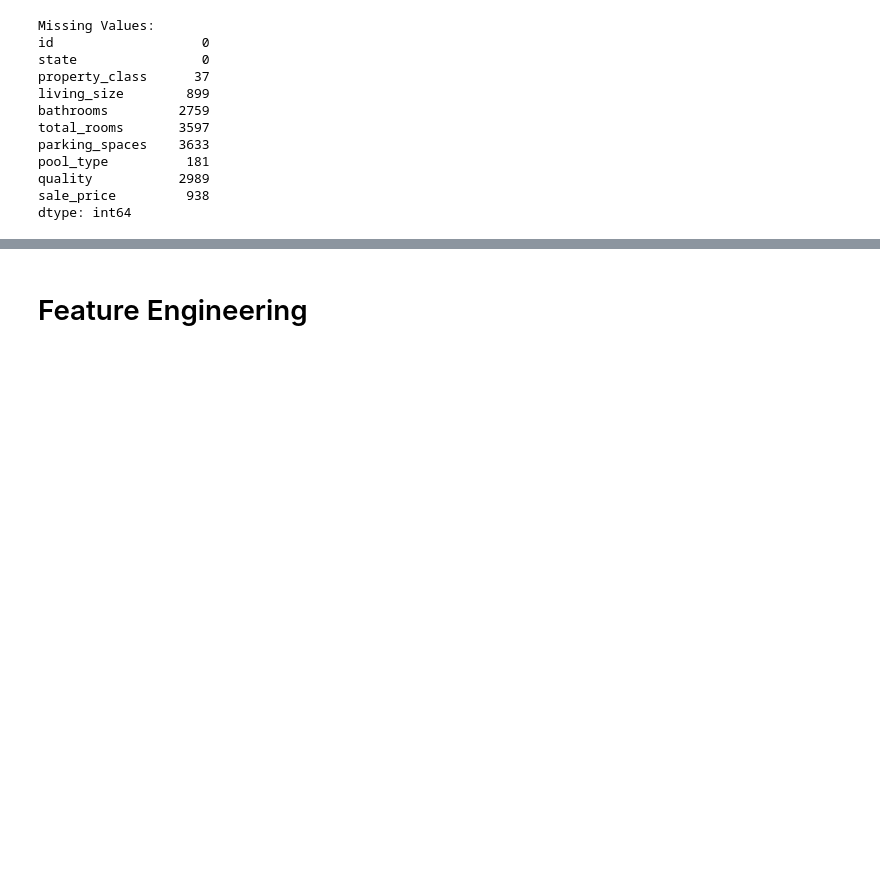
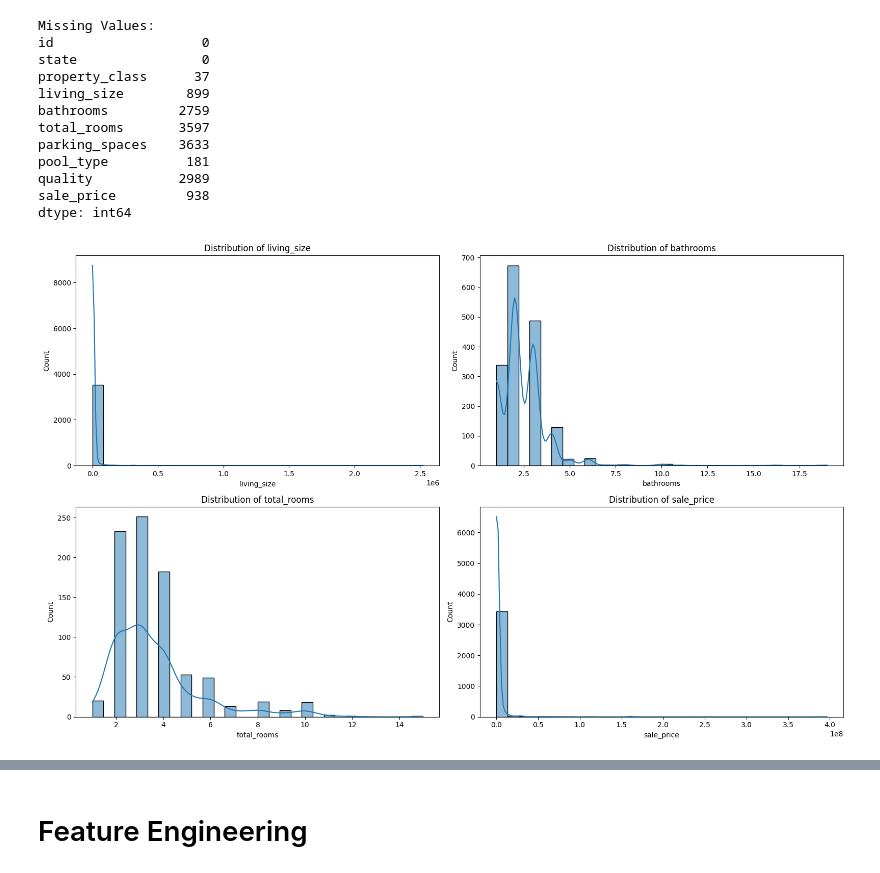
Before and after one commit to Muzna-Adil-Almamari/ML-project, a Jupyter notebook: project.ipynb, the cells around one changed output, grey strips where cells are left out. Drawn from its saved outputs; the diff is of its cells as text; code cells hidden in the pictures; blank space fills up the shorter version.

```diff
--- a/project.ipynb
+++ b/project.ipynb
@@ -447,3 +447,15 @@ pool_type          181
 quality           2989
 sale_price         938
 dtype: int64
+# %%
+num_cols = ['living_size', 'bathrooms', 'total_rooms', 'sale_price']
+
+plt.figure(figsize=(16,10))
+for i, col in enumerate(num_cols, 1):
+    plt.subplot(2, 2, i)
+    sns.histplot(df_merged[col], kde=True, bins=30)
+    plt.title(f'Distribution of {col}')
+plt.tight_layout()
+plt.show()
+# %% [output]
+[figure, added]
```
Also changed, not shown: parts of 7 cells of this notebook.
